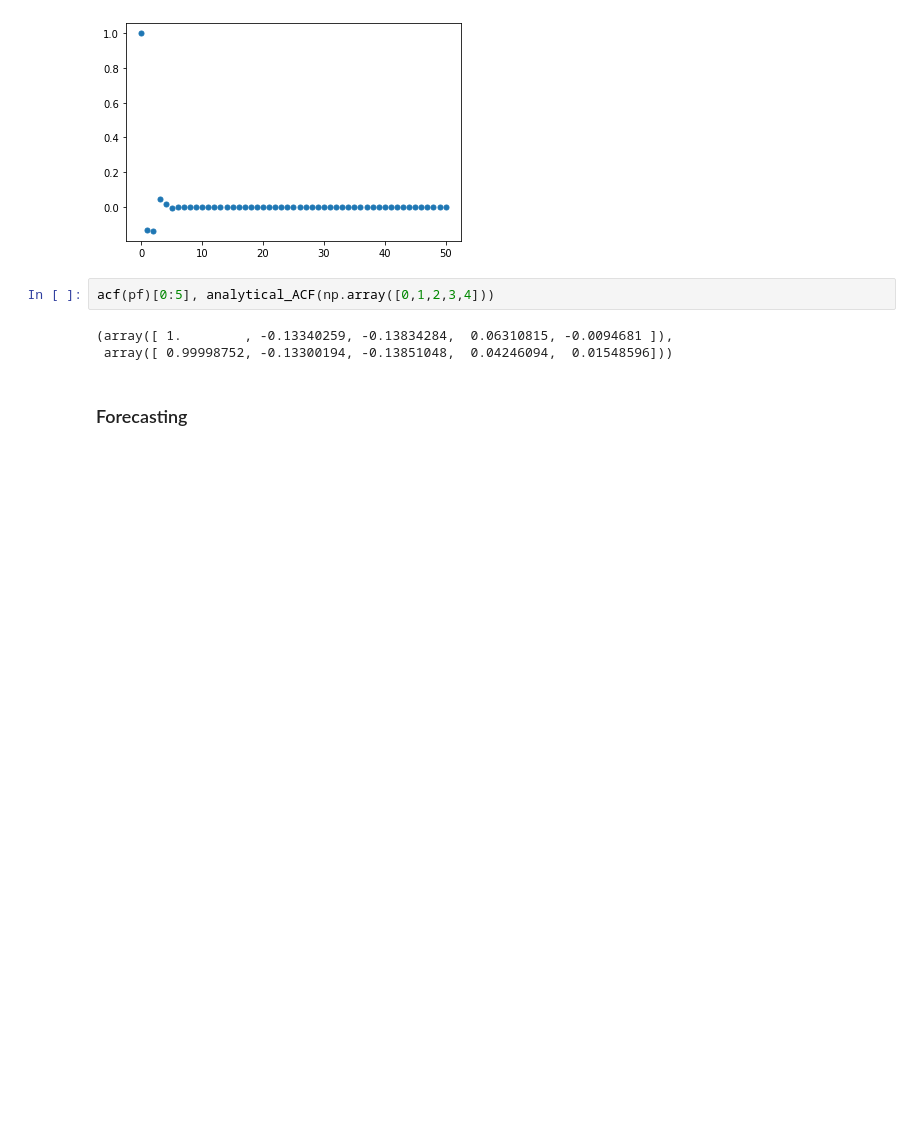
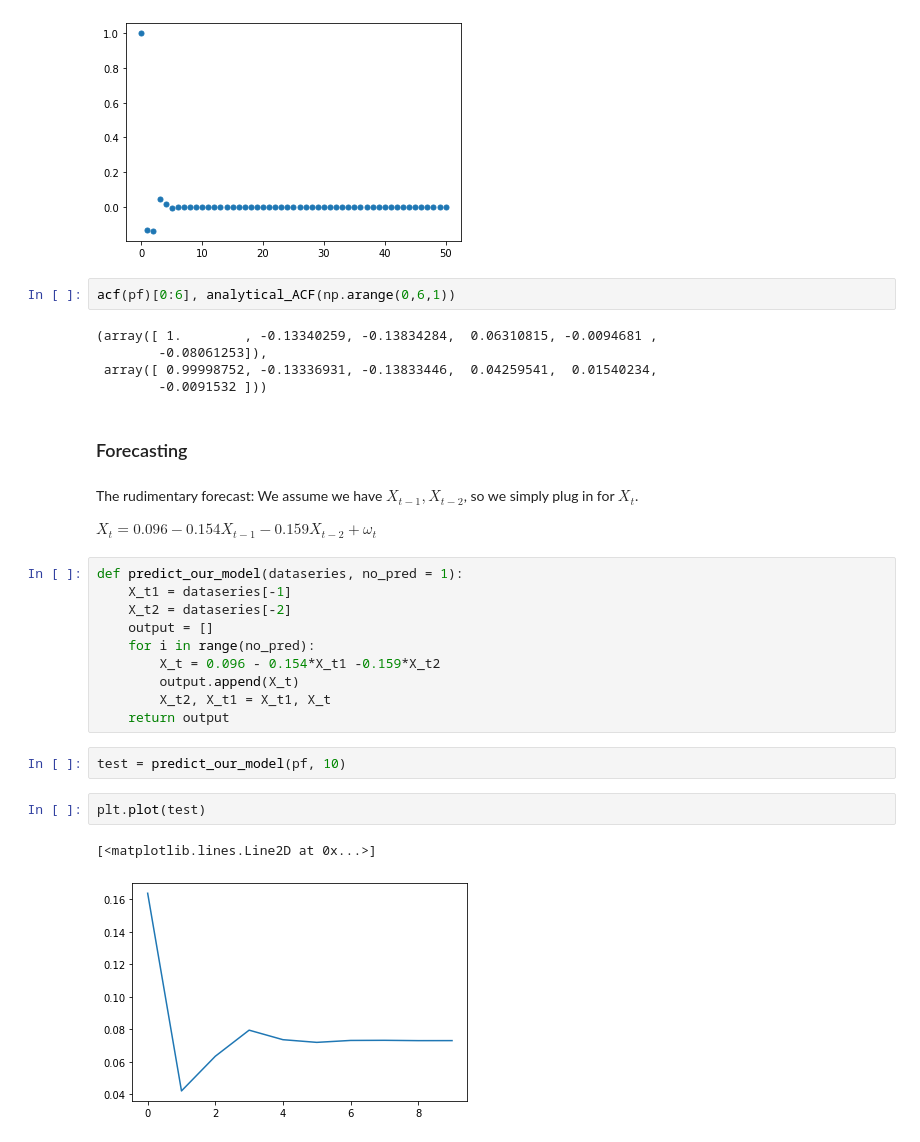
Before and after one commit to stevenkxu/TimeSeriesProject, a Jupyter notebook: 6351_Final_Project.ipynb, the cells around one changed output. Drawn from its saved outputs; the diff is of its cells as text; blank space fills up the shorter version.

Commit message:
Very rudimentary forecasting. Probably incorrect.

```diff
--- a/6351_Final_Project.ipynb
+++ b/6351_Final_Project.ipynb
@@ -507,9 +507,32 @@ plt.plot(analytical_ACF(lags), linestyle = "None", marker = ".", markersize = 10
 [<matplotlib.lines.Line2D at 0x...>]
 [figure]
 # %%
-acf(pf)[0:5], analytical_ACF(np.array([0,1,2,3,4]))
+acf(pf)[0:6], analytical_ACF(np.arange(0,6,1))
 # %% [output]
-(array([ 1.        , -0.13340259, -0.13834284,  0.06310815, -0.0094681 ]),
- array([ 0.99998752, -0.13300194, -0.13851048,  0.04246094,  0.01548596]))
+(array([ 1.        , -0.13340259, -0.13834284,  0.06310815, -0.0094681 ,
+        -0.08061253]),
+ array([ 0.99998752, -0.13336931, -0.13833446,  0.04259541,  0.01540234,
+        -0.0091532 ]))
 # %% [markdown]
 ### Forecasting
+# %% [markdown]
+The rudimentary forecast: We assume we have $X_{t-1}, X_{t-2}$, so we simply plug in for $X_t$.
+
+$X_t=0.096-0.154 X_{t-1}-0.159 X_{t-2} + \omega_t$
+# %%
+def predict_our_model(dataseries, no_pred = 1):
+    X_t1 = dataseries[-1]
+    X_t2 = dataseries[-2]
+    output = []
+    for i in range(no_pred):
+        X_t = 0.096 - 0.154*X_t1 -0.159*X_t2
+        output.append(X_t)
+        X_t2, X_t1 = X_t1, X_t
+    return output
+# %%
+test = predict_our_model(pf, 10)
+# %%
+plt.plot(test)
+# %% [output]
+[<matplotlib.lines.Line2D at 0x...>]
+[figure, added]
```
Also changed, not shown: parts of 1 cell of this notebook.
